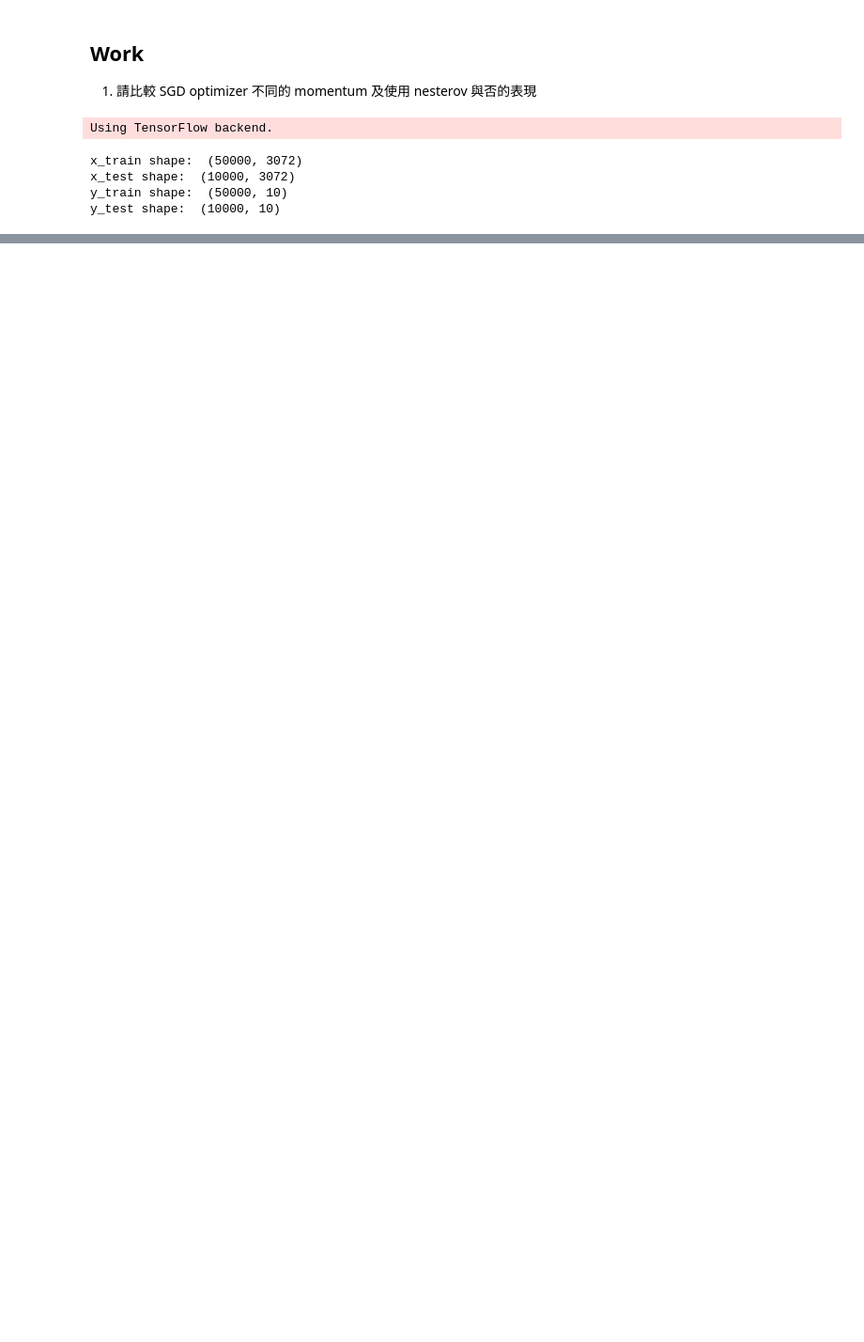
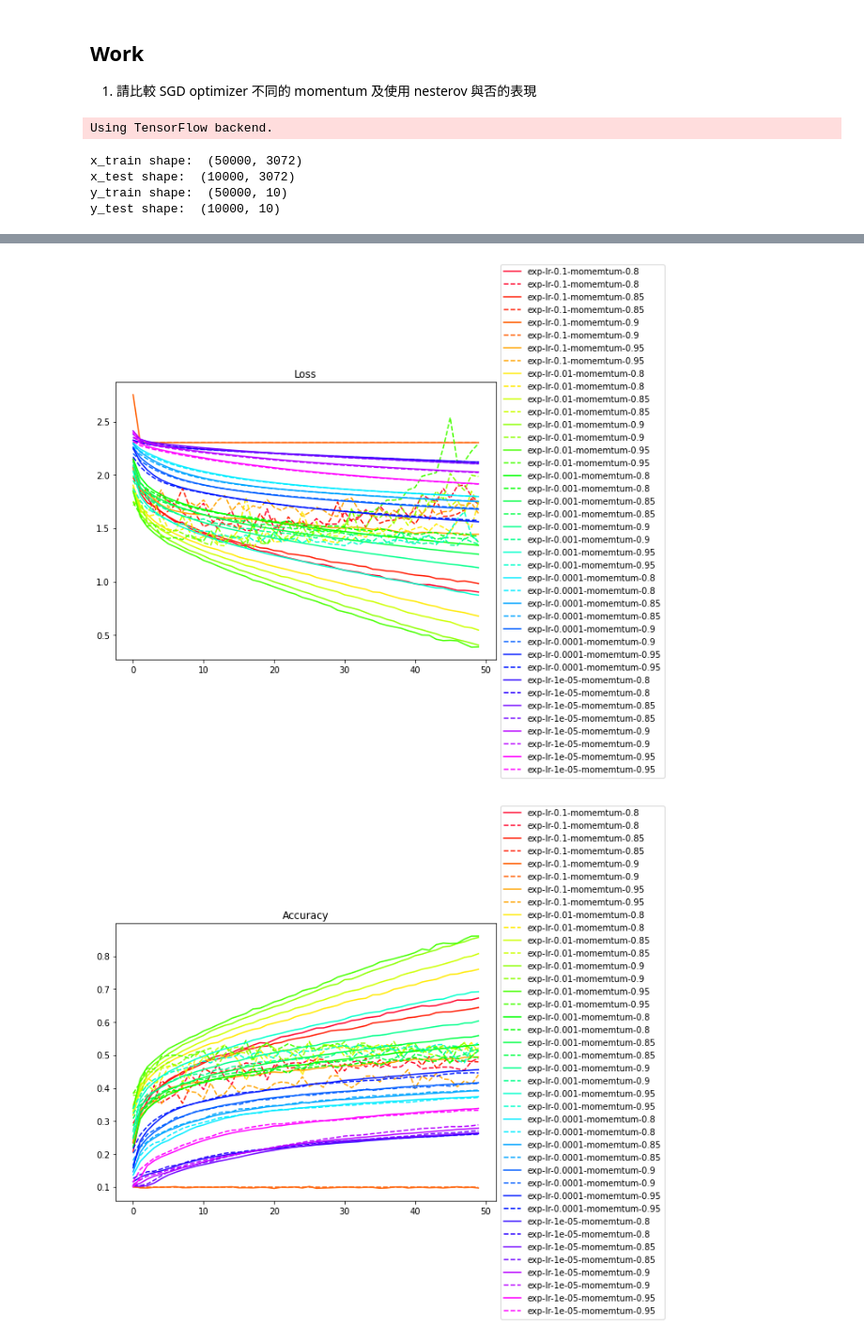
Before and after one commit to amonre1008/4th-ML100Days, a Jupyter notebook: homework/Day_079_HW.ipynb, the cells around one changed output, grey strips where cells are left out. Shown: that part at 94% size. Saved outputs shown, nothing was run; the diff lists cells and outputs as text; code cells hidden in the pictures; blank space fills up the shorter version.

```diff
--- a/homework/Day_079_HW.ipynb
+++ b/homework/Day_079_HW.ipynb
@@ -72,25 +47,46 @@ _________________________________________________________________
+# %%
+from keras.models import Sequential
+from keras.layers import Dense
+
+def build_mlp(input_shape, output_units=10, num_neurons=[512, 256, 128]):
+    input_layer = keras.layers.Input(input_shape)
+
+    for i, n_units in enumerate(num_neurons):
+        if i == 0:
+            x = keras.layers.Dense(units=n_units, activation="relu", name="hidden_layer"+str(i+1))(input_layer)
+        else:
+            x = keras.layers.Dense(units=n_units, activation="relu", name="hidden_layer"+str(i+1))(x)
+
+    out = keras.layers.Dense(units=output_units, activation="softmax", name="output")(x)
+
+    model = keras.models.Model(inputs=[input_layer], outputs=[out])
+    return model
 # %%
 """Code Here
 設定超參數
 """
-# lr = 1e-5
+LEARNING_RATE = [1e-1, 1e-2, 1e-3, 1e-4, 1e-5]
 EPOCHS = 50
 BATCH_SIZE = 256
-MOMENTUM = [0.75, 0.8, 0.85, 0.9, 0.95]
+MOMENTUM = [0.8, 0.85, 0.9, 0.95]
 # %%
+import itertools
 results = {}
 """Code Here
 撰寫你的訓練流程並將結果用 dictionary 紀錄
 """
-for MM in MOMENTUM:
+for lr, momentum in itertools.product(LEARNING_RATE ,MOMENTUM):
     keras.backend.clear_session() # 把舊的 Graph 清掉
-    optimizer = keras.optimizers.SGD(nesterov=True, momentum=MM)
+    print("Experiment with LR = %.6f, Momentum = %.2f" % (lr, momentum))
+    model = build_mlp(input_shape=x_train.shape[1:])
+    model.summary()
+    optimizer = keras.optimizers.SGD(lr=lr, nesterov=True, momentum=momentum)
     model.compile(loss="categorical_crossentropy", metrics=["acc"], optimizer=optimizer)
 
     model.fit(x_train, y_train,
               epochs=EPOCHS,
               batch_size=BATCH_SIZE,
-              validation_split=0.2,
+              validation_data=(x_test, y_test),
               shuffle=True)
 
     # Collect results
@@ -99,7 +95,7 @@ for MM in MOMENTUM:
     train_acc = model.history.history["acc"]
     valid_acc = model.history.history["val_acc"]
 
-    exp_name_tag = "exp-MM-%s" % str(MM)
+    exp_name_tag = "exp-lr-%s-momemtum-%s" % (str(lr), str(momentum))
     results[exp_name_tag] = {'train-loss': train_loss,
                              'valid-loss': valid_loss,
                              'train-acc': train_acc,
@@ -109,23 +121,28 @@ ValueError: Tensor("ArgMax:0", shape=(?,), dtype=int64) must be from the same gr
 # %%
 import matplotlib.pyplot as plt
 %matplotlib inline
 """Code Here
 將結果繪出
 """
-color_bar = ["r", "g", "b", "y", "m", "k"]
+NUM_COLORS = len(results.keys())
+cm = plt.get_cmap('gist_rainbow')
+color_bar = [cm(1.*i/NUM_COLORS) for i in range(NUM_COLORS)]
 
 plt.figure(figsize=(8,6))
 for i, cond in enumerate(results.keys()):
     plt.plot(range(len(results[cond]['train-loss'])),results[cond]['train-loss'], '-', label=cond, color=color_bar[i])
     plt.plot(range(len(results[cond]['valid-loss'])),results[cond]['valid-loss'], '--', label=cond, color=color_bar[i])
 plt.title("Loss")
-plt.legend()
+plt.legend(loc='center left', bbox_to_anchor=(1, 0.5))
 plt.show()
 
 plt.figure(figsize=(8,6))
 for i, cond in enumerate(results.keys()):
     plt.plot(range(len(results[cond]['train-acc'])),results[cond]['train-acc'], '-', label=cond, color=color_bar[i])
     plt.plot(range(len(results[cond]['valid-acc'])),results[cond]['valid-acc'], '--', label=cond, color=color_bar[i])
 plt.title("Accuracy")
-plt.legend()
+plt.legend(loc='center left', bbox_to_anchor=(1, 0.5))
 plt.show()
+# %% [output]
+[figure, added]
+[figure, added]
```
Also changed, not shown: parts of 3 cells of this notebook.
